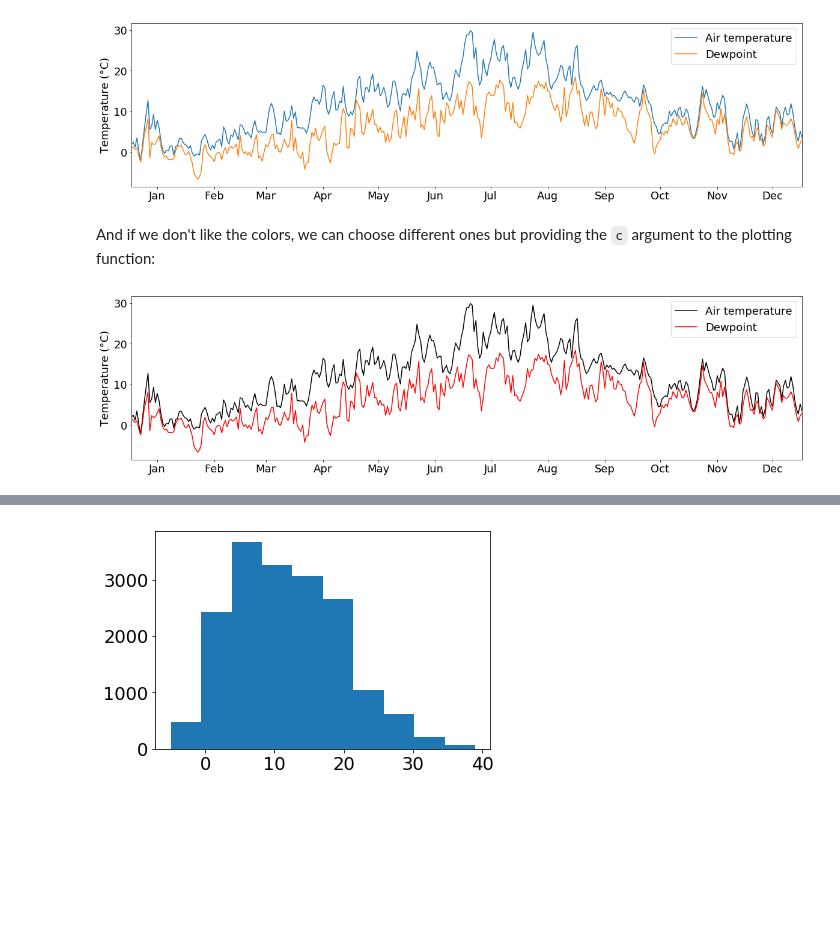
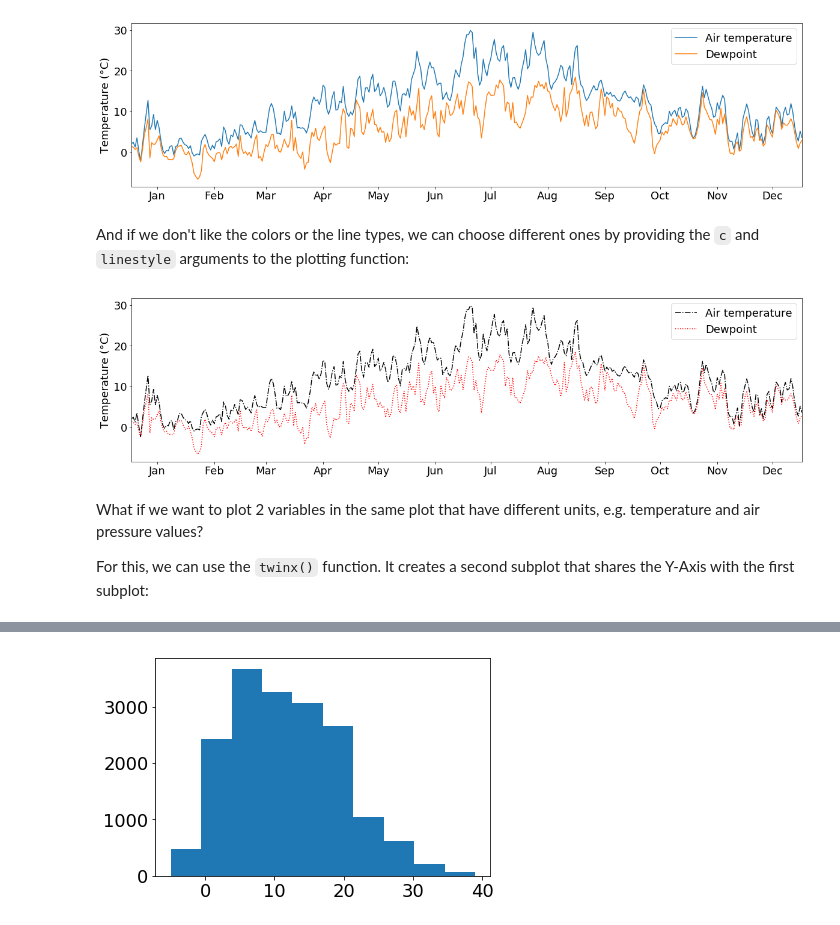
Before and after one commit to python-kurs/sommersemester_2019, a Jupyter notebook: content/units/S01E04.ipynb, the cells around one changed output, grey strips where cells are left out. Saved outputs shown, nothing was run; the diff lists cells and outputs as text; code cells hidden in the pictures; blank space fills up the shorter version.

```diff
--- a/content/units/S01E04.ipynb
+++ b/content/units/S01E04.ipynb
@@ -416,7 +458,7 @@ tabelle.resample('10Min').interpolate("linear")
 
 If you want to save your data, you can use one of the many writers of pandas. A full list of available writers is given [here](https://pandas.pydata.org/pandas-docs/stable/user_guide/io.html).
 # %%
-x = tabelle[(tabelle.vis < 1000) & (tabelle.temp < 5)]
+x = tabelle[(tabelle.visibility < 1000) & (tabelle.air_temperature < 5)]
 x.to_html("../data/output.html")
 # %% [markdown]
 **Task**
@@ -447,8 +491,10 @@ plt.show()
 This gives us a nice little line plot with the temperature time series depicted as blue line. However, the plot is a little small, the axes are not labeled and there is no legend. Let's fix that...
 # %%
 plt.figure(figsize=(20,5))
-plt.rc('font', **{'size' : 18})
-plt.plot(tabelle.temp,label="Air temperature at Frankfurt Int. Airport")
+plt.rcParams['font.size'] = 18
+plt.plot(tabelle.air_temperature,label="Air temperature at Frankfurt Int. Airport in 2015")
+plt.xlim(("2015-01-01","2015-12-31"))
+plt.xticks(["2015-{:02d}-15".format(x) for x in range(1,13,1)],["Jan","Feb","Mar","Apr","May","Jun","Jul","Aug","Sep","Oct","Nov","Dec"])
 plt.legend()
 plt.ylabel("Temperature (°C)")
 plt.show()
@@ -457,11 +503,11 @@ plt.show()
 # %% [markdown]
 This looks better. However, we are not interested in the daily temperature fluctuations. So let's resample the data to daily means and plot it again...
 # %%
-temp_resampled = tabelle.temp.resample("1d").mean()
+temp_resampled = tabelle.air_temperature.resample("1d").mean()
 
 plt.figure(figsize=(20,5))
-plt.rc('font', **{'size' : 18})
-plt.plot(temp_resampled,label="Air temperature at Frankfurt Int. Airport")
+plt.rcParams['font.size'] = 18
+plt.plot(temp_resampled,label="Air temperature at Frankfurt Int. Airport in 2015")
 plt.legend()
 plt.ylabel("Temperature (°C)")
 plt.xlim(("2015-01-01","2015-12-31"))
@@ -472,11 +518,11 @@ plt.show()
 # %% [markdown]
 You can also put multiple lines into one plot:
 # %%
-temp_resampled = tabelle.temp.resample("1d").mean()
-dewpt_resampled = tabelle.dewpt.resample("1d").mean()
+temp_resampled = tabelle.air_temperature.resample("1d").mean()
+dewpt_resampled = tabelle.dewpoint.resample("1d").mean()
 
 plt.figure(figsize=(20,5))
-plt.rc('font', **{'size' : 18})
+plt.rcParams['font.size'] = 18
 
 plt.plot(temp_resampled,label="Air temperature")
 plt.plot(dewpt_resampled,label="Dewpoint")
@@ -489,21 +535,25 @@ plt.show()
 # %% [output]
 [figure]
 # %% [markdown]
-And if we don't like the colors, we can choose different ones but providing the `c` argument to the plotting function:
+And if we don't like the colors or the line types, we can choose different ones by providing the `c` and `linestyle` arguments to the plotting function:
 # %%
-temp_resampled = tabelle.temp.resample("1d").mean()
-dewpt_resampled = tabelle.dewpt.resample("1d").mean()
+temp_resampled = tabelle.air_temperature.resample("1d").mean()
+dewpt_resampled = tabelle.dewpoint.resample("1d").mean()
 
 plt.figure(figsize=(20,5))
-plt.rc('font', **{'size' : 18})
+plt.rcParams['font.size'] = 18
 
-plt.plot(temp_resampled,label="Air temperature",c="k")
-plt.plot(dewpt_resampled,label="Dewpoint",c="r")
+plt.plot(temp_resampled,label="Air temperature",c="k",linestyle="-.")
+plt.plot(dewpt_resampled,label="Dewpoint",c="r",linestyle=":")
 
 plt.legend()
 plt.ylabel("Temperature (°C)")
 plt.xlim(("2015-01-01","2015-12-31"))
 plt.xticks(["2015-{:02d}-15".format(x) for x in range(1,13,1)],["Jan","Feb","Mar","Apr","May","Jun","Jul","Aug","Sep","Oct","Nov","Dec"])
 plt.show()
 # %% [output]
-[figure, old version]
+[figure, new version]
+# %% [markdown]
+What if we want to plot 2 variables in the same plot that have different units, e.g. temperature and air pressure values?
+
+For this, we can use the `twinx()` function. It creates a second subplot that shares the Y-Axis with the first subplot:
```
Also changed, not shown: parts of 63 cells of this notebook, 8 other files.
